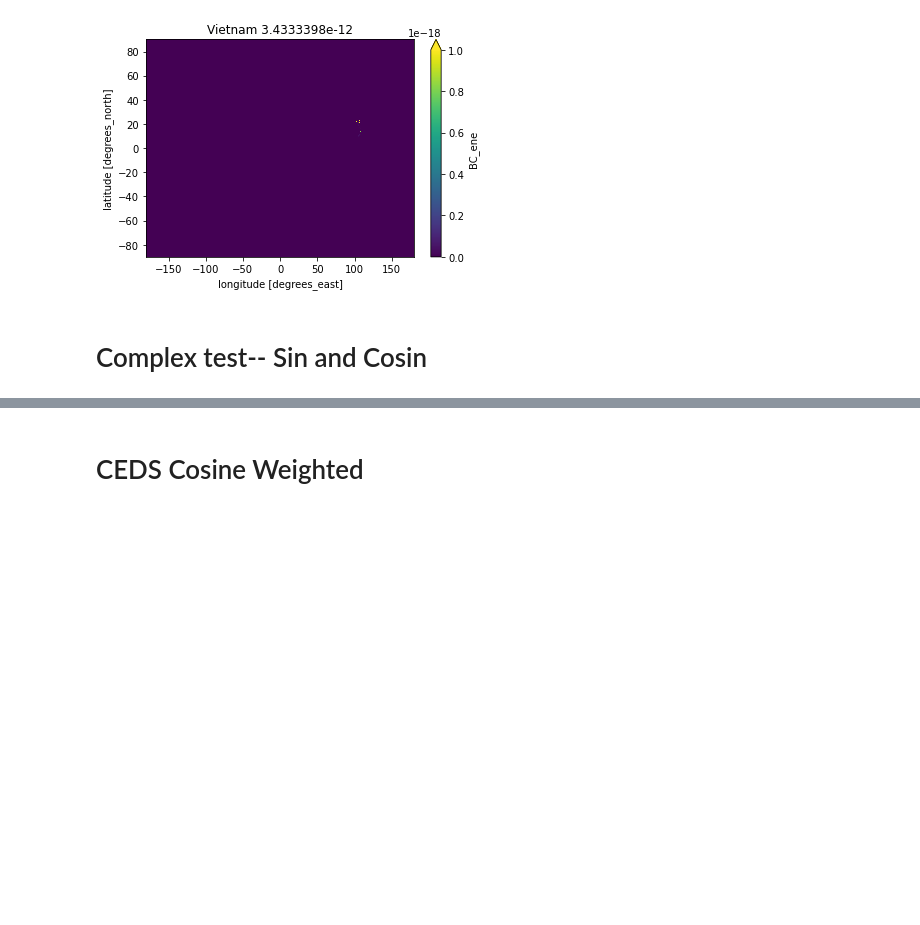
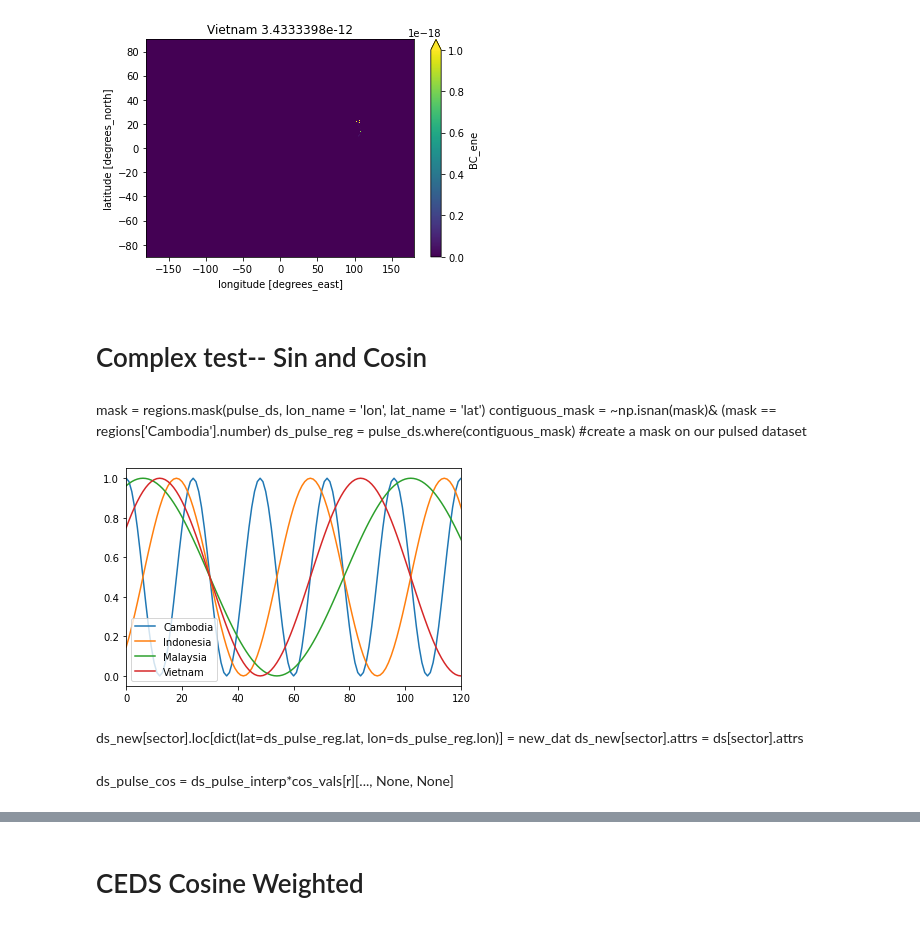
Before and after one commit to lfreese/BC-IRF, a Jupyter notebook: prep_pulses.ipynb, the cells around one changed output, grey strips where cells are left out. Cells and saved outputs as stored; diff of their text form; code cells hidden in the pictures; blank space fills up the shorter version.

```diff
--- a/prep_pulses.ipynb
+++ b/prep_pulses.ipynb
@@ -302,16 +302,24 @@ for r in ['Cambodia', 'Indonesia', 'Malaysia', 'Philippines', 'Singapore','Vietn
 # Complex test-- Sin and Cosin
 # %%
 ### create a pulsed dataset
-pulse_ds =  ds.drop(['BC_ind',
-                     'BC_rco',
-                     'BC_slv',
-                     'BC_tra',
-                     'BC_wst',
-                     'BC_shp',
-                     'BC_agr']).copy()
+pulse_ds =  ds
+# .drop(['BC_ind',
+#                      'BC_rco',
+#                      'BC_slv',
+#                      'BC_tra',
+#                      'BC_wst',
+#                      'BC_shp',
+#                      'BC_agr']).copy()
 #pulse_ds = pulse_ds*increase_amt
 # %%
 if complex_test == True:
 
     region_df = gpd.read_file('ne_10m_admin_0_countries/ne_10m_admin_0_countries.shp')
     regions = regionmask.from_geopandas(region_df, names="NAME", abbrevs="_from_name", name="country")
+# %% [markdown]
+mask = regions.mask(pulse_ds, lon_name = 'lon', lat_name = 'lat')
+contiguous_mask = ~np.isnan(mask)& (mask == regions['Cambodia'].number)
+ds_pulse_reg = pulse_ds.where(contiguous_mask) #create a mask on our pulsed dataset
+# %%
+
+ds_pulse_interp= pulse_ds.resample(time="1H").interpolate("linear")
@@ -318 +334,13 @@ if complex_test == True:
+# %%
+for r in cos_vals.keys():
+    plt.plot(cos_vals[r], label = r)
+    plt.xlim(0,5*24)
+    plt.legend()
+# %% [output]
+[figure, added]
+# %% [markdown]
+ds_new[sector].loc[dict(lat=ds_pulse_reg.lat, lon=ds_pulse_reg.lon)] = new_dat
+            ds_new[sector].attrs = ds[sector].attrs
+# %% [markdown]
+ds_pulse_cos = ds_pulse_interp*cos_vals[r][..., None, None]
 # %%
```
Also changed, not shown: parts of 10 cells of this notebook, 43 other files.
